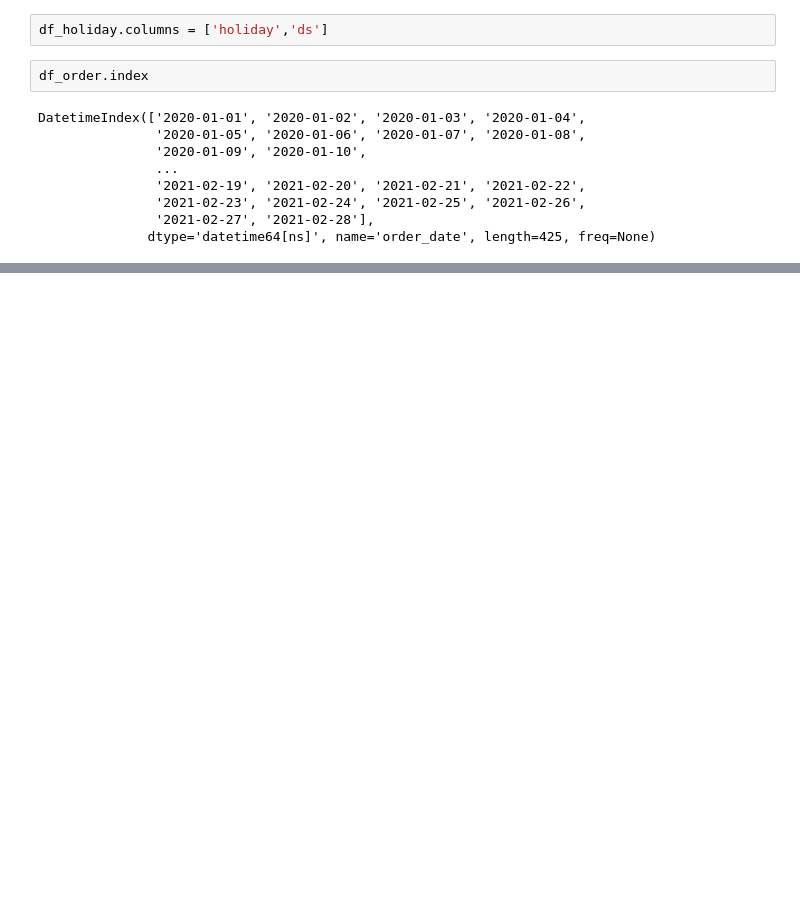
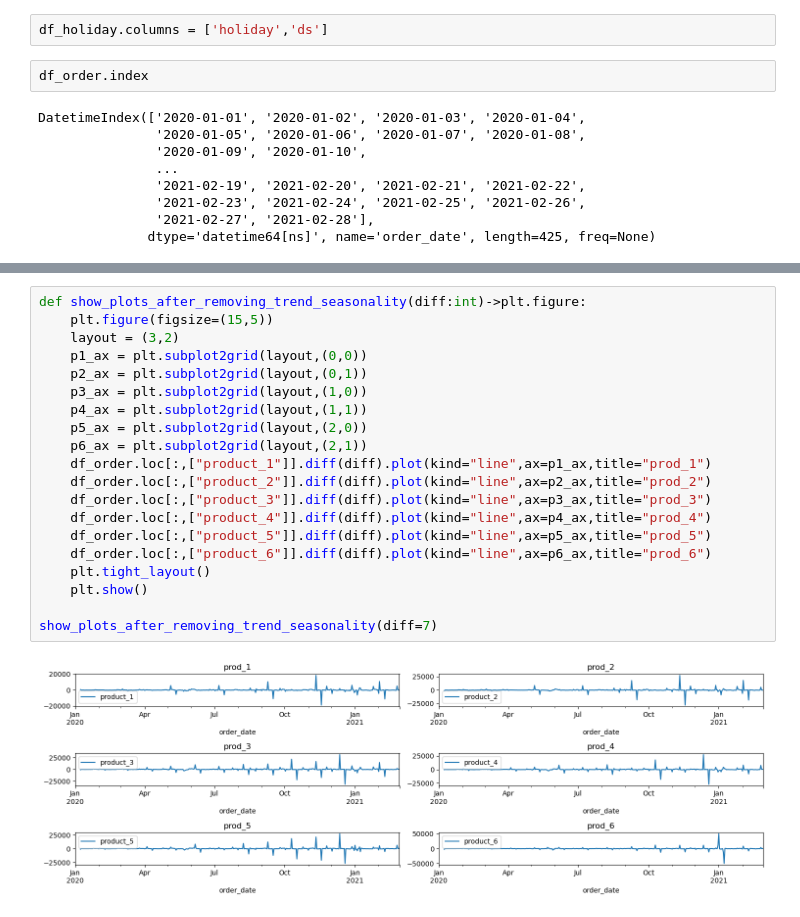
Before and after one commit to gsayant007/Time_Series_projects, a Jupyter notebook: holiday_effect_modelling/test.ipynb, the cells around one changed output, grey strips where cells are left out. Saved outputs shown, nothing was run; the diff lists cells and outputs as text; blank space fills up the shorter version.

```diff
--- a/holiday_effect_modelling/test.ipynb
+++ b/holiday_effect_modelling/test.ipynb
@@ -87,0 +148,22 @@ DatetimeIndex(['2020-01-01', '2020-01-02', '2020-01-03', '2020-01-04',
+# %%
+def show_plots_after_removing_trend_seasonality(diff:int)->plt.figure:
+    plt.figure(figsize=(15,5))
+    layout = (3,2)
+    p1_ax = plt.subplot2grid(layout,(0,0))
+    p2_ax = plt.subplot2grid(layout,(0,1))
+    p3_ax = plt.subplot2grid(layout,(1,0))
+    p4_ax = plt.subplot2grid(layout,(1,1))
+    p5_ax = plt.subplot2grid(layout,(2,0))
+    p6_ax = plt.subplot2grid(layout,(2,1))
+    df_order.loc[:,["product_1"]].diff(diff).plot(kind="line",ax=p1_ax,title="prod_1")
+    df_order.loc[:,["product_2"]].diff(diff).plot(kind="line",ax=p2_ax,title="prod_2")
+    df_order.loc[:,["product_3"]].diff(diff).plot(kind="line",ax=p3_ax,title="prod_3")
+    df_order.loc[:,["product_4"]].diff(diff).plot(kind="line",ax=p4_ax,title="prod_4")
+    df_order.loc[:,["product_5"]].diff(diff).plot(kind="line",ax=p5_ax,title="prod_5")
+    df_order.loc[:,["product_6"]].diff(diff).plot(kind="line",ax=p6_ax,title="prod_6")
+    plt.tight_layout()
+    plt.show()
+
+show_plots_after_removing_trend_seasonality(diff=7)
+# %% [output]
+[figure, added]
```
Also changed, not shown: parts of 15 cells of this notebook.
